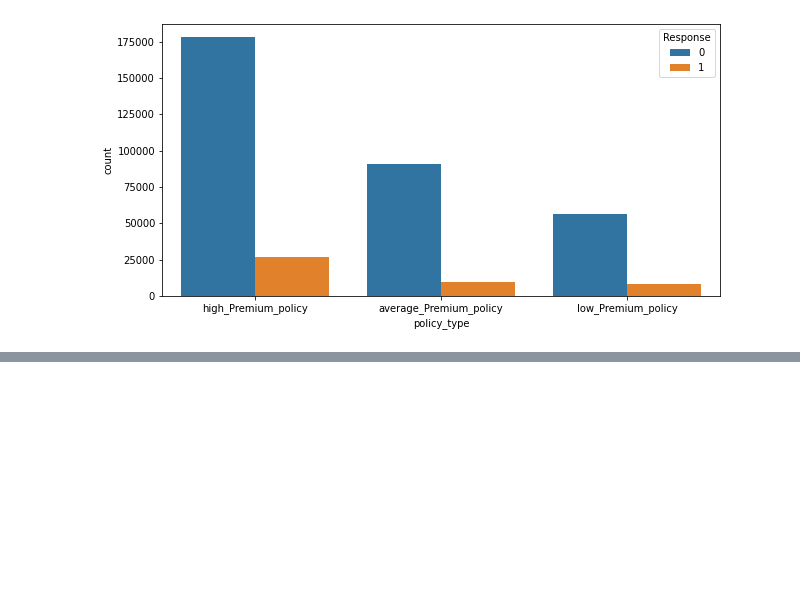
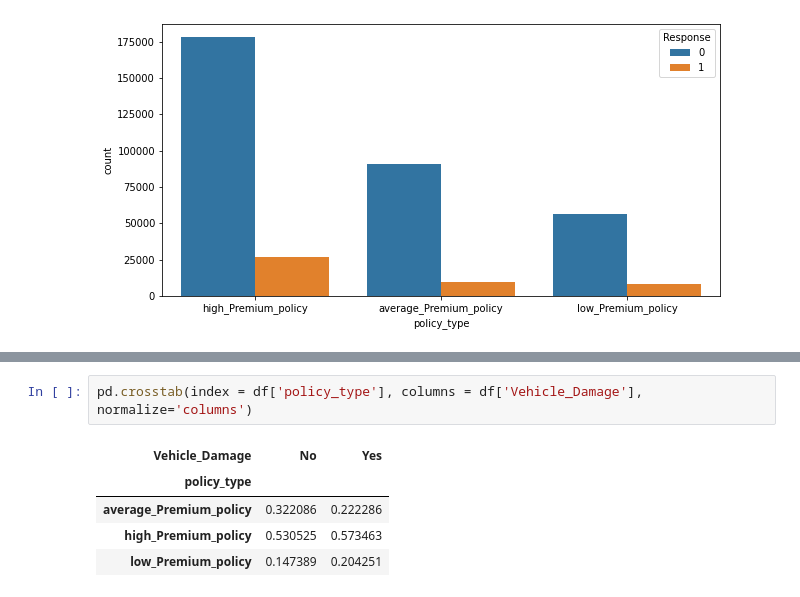
Before and after one commit to aloksingh43/HEALTH_INSURANCE_CROSS_SELL_PREDICTION, a Jupyter notebook: HEALTH_INSURANCE_CROSS_SELL_PREDICTION.ipynb, the cells around one changed output, grey strips where cells are left out. Drawn from its saved outputs; the diff is of its cells as text; blank space fills up the shorter version.

```diff
--- a/HEALTH_INSURANCE_CROSS_SELL_PREDICTION.ipynb
+++ b/HEALTH_INSURANCE_CROSS_SELL_PREDICTION.ipynb
@@ -377,0 +433,8 @@ sns.countplot(df['policy_type'], hue = df['Response']);
+# %%
+pd.crosstab(index = df['policy_type'], columns = df['Vehicle_Damage'], normalize='columns')
+# %% [output]
+| Vehicle_Damage | No | Yes |
+| policy_type |  |  |
+| average_Premium_policy | 0.322086 | 0.222286 |
+| high_Premium_policy | 0.530525 | 0.573463 |
+| low_Premium_policy | 0.147389 | 0.204251 |
```
Also changed, not shown: parts of 12 cells of this notebook.
